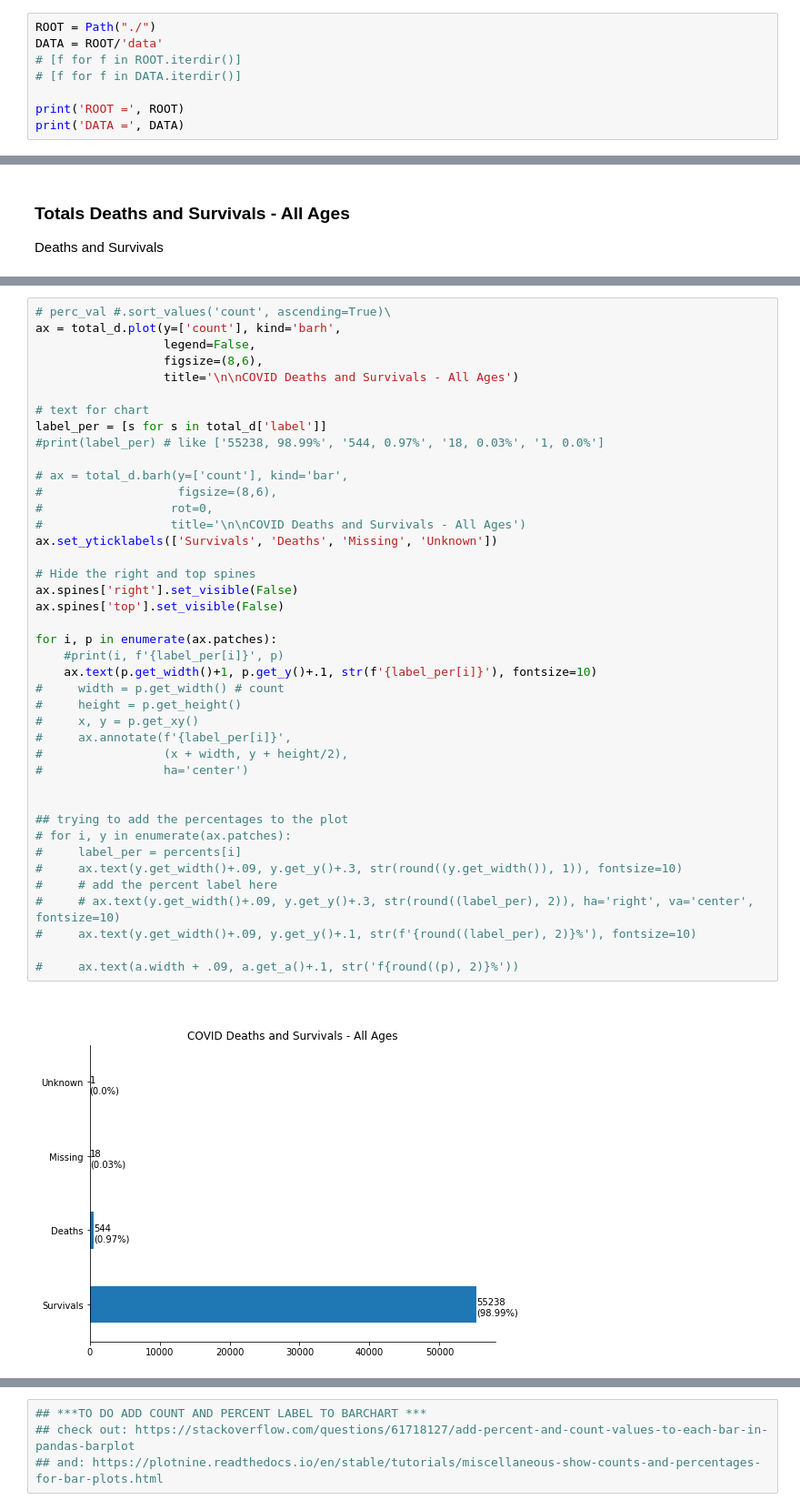
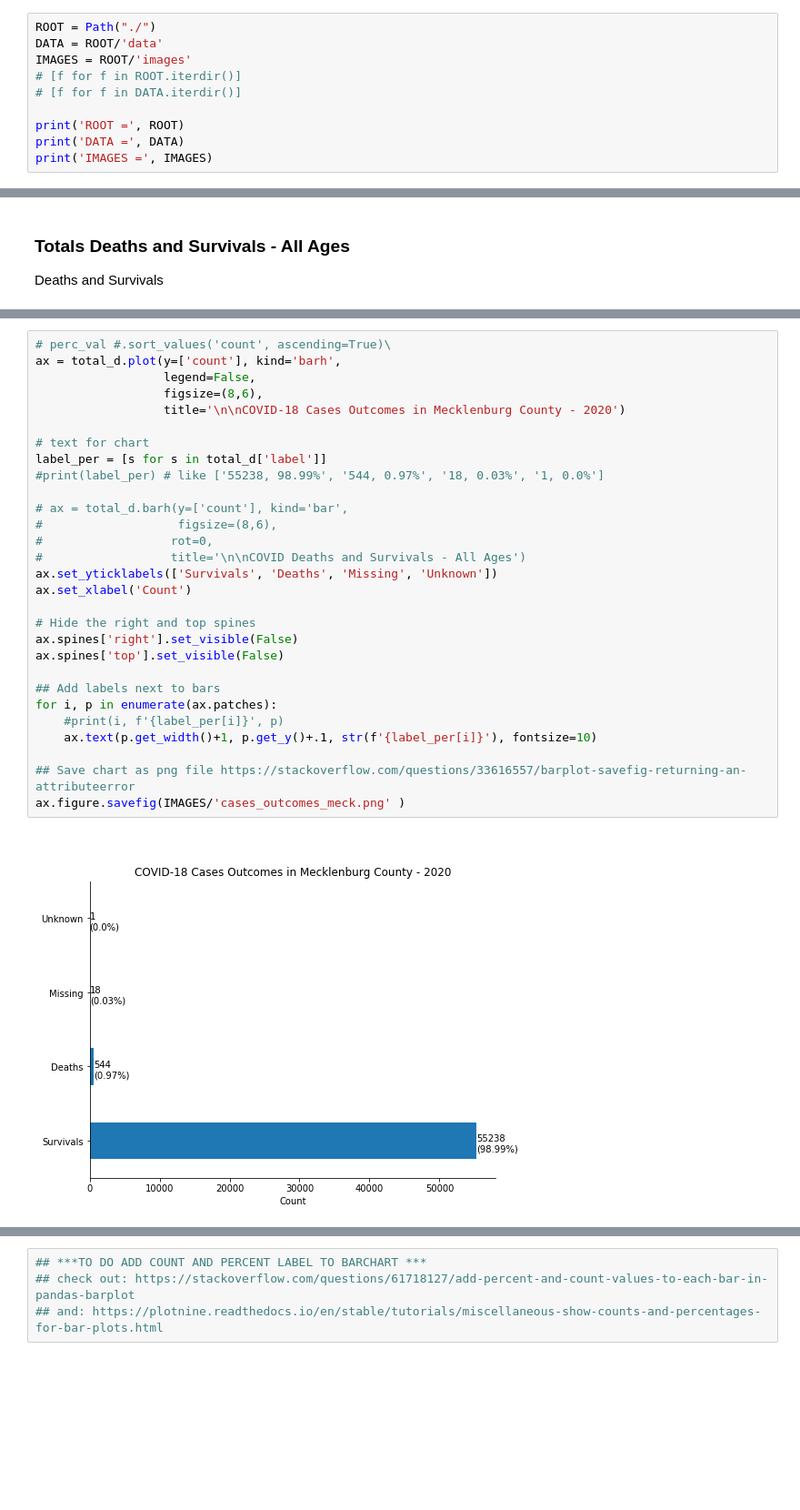
Before and after one commit to lauradahlberg/covid-19_analysis_NC, a Jupyter notebook: exploring_mecklenburg_covid_CDC_data.ipynb, the cells around one changed output, grey strips where cells are left out. Shown at 91% size. Saved outputs shown, nothing was run; the diff lists cells and outputs as text; blank space fills up the shorter version.

```diff
--- a/exploring_mecklenburg_covid_CDC_data.ipynb
+++ b/exploring_mecklenburg_covid_CDC_data.ipynb
@@ -24,11 +24,13 @@ from matplotlib import cm
 # %%
 ROOT = Path("./")
 DATA = ROOT/'data'
+IMAGES = ROOT/'images'
 # [f for f in ROOT.iterdir()]
 # [f for f in DATA.iterdir()]
 
 print('ROOT =', ROOT)
 print('DATA =', DATA)
+print('IMAGES =', IMAGES)
 # %% [output]
 ROOT = .
 DATA = data
@@ -95,43 +99,31 @@ total_d
 # %%
 # perc_val #.sort_values('count', ascending=True)\
 ax = total_d.plot(y=['count'], kind='barh',
                   legend=False,
                   figsize=(8,6),
-                  title='\n\nCOVID Deaths and Survivals - All Ages')
+                  title='\n\nCOVID-18 Cases Outcomes in Mecklenburg County - 2020')
 
 # text for chart
 label_per = [s for s in total_d['label']]
 #print(label_per) # like ['55238, 98.99%', '544, 0.97%', '18, 0.03%', '1, 0.0%']
 
 # ax = total_d.barh(y=['count'], kind='bar',
 #                   figsize=(8,6),
 #                  rot=0,
 #                  title='\n\nCOVID Deaths and Survivals - All Ages')
 ax.set_yticklabels(['Survivals', 'Deaths', 'Missing', 'Unknown'])
+ax.set_xlabel('Count')
 
 # Hide the right and top spines
 ax.spines['right'].set_visible(False)
 ax.spines['top'].set_visible(False)
 
+## Add labels next to bars
 for i, p in enumerate(ax.patches):
     #print(i, f'{label_per[i]}', p)
     ax.text(p.get_width()+1, p.get_y()+.1, str(f'{label_per[i]}'), fontsize=10)
-#     width = p.get_width() # count
-#     height = p.get_height()
-#     x, y = p.get_xy()
-#     ax.annotate(f'{label_per[i]}',
-#                 (x + width, y + height/2),
-#                 ha='center')
 
-
-## trying to add the percentages to the plot
-# for i, y in enumerate(ax.patches):
-#     label_per = percents[i]
-#     ax.text(y.get_width()+.09, y.get_y()+.3, str(round((y.get_width()), 1)), fontsize=10)
-#     # add the percent label here
-#     # ax.text(y.get_width()+.09, y.get_y()+.3, str(round((label_per), 2)), ha='right', va='center', fontsize=10)
-#     ax.text(y.get_width()+.09, y.get_y()+.1, str(f'{round((label_per), 2)}%'), fontsize=10)
-
-#     ax.text(a.width + .09, a.get_a()+.1, str('f{round((p), 2)}%'))
+## Save chart as png file https://stackoverflow.com/questions/33616557/barplot-savefig-returning-an-attributeerror
+ax.figure.savefig(IMAGES/'cases_outcomes_meck.png' )
 # %% [output]
-[figure, old version]
+[figure, new version]
```
Also changed, not shown: parts of 7 cells of this notebook, 2 other files.
